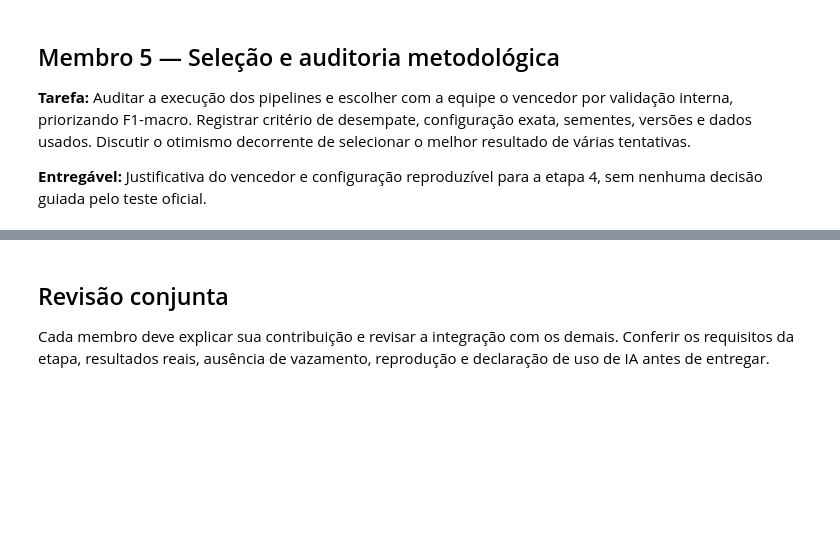
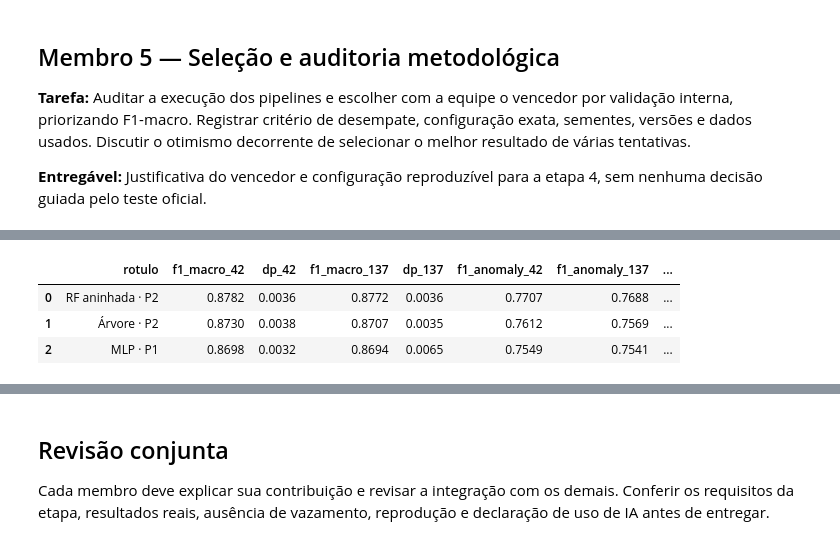
Before and after one commit to matheusmra/tp-ia, a Jupyter notebook: notebooks/03_classificadores.ipynb, the cells around one changed output, grey strips where cells are left out. Saved outputs shown, nothing was run; the diff lists cells and outputs as text; code cells hidden in the pictures; blank space fills up the shorter version.

```diff
--- a/notebooks/03_classificadores.ipynb
+++ b/notebooks/03_classificadores.ipynb
@@ -1539,0 +1730,76 @@ A predição leva menos de 0,1 s por dobra para todos. A acurácia (0,943–0,97
+# %%
+# Membro 5 — 5.4 Estabilidade na divisão 137 (sem nova escolha) e estimativas do otimismo da seleção
+ESPECIFICACOES = {   # (algoritmo, variante, escala) -> como reconstruir o candidato
+    ("Árvore de Decisão", "parâmetros padrão", "nenhuma"): dict(modelo=ARVORE_PADRAO, escala=None, grade=None),
+    ("Árvore de Decisão", "seleção aninhada", "nenhuma"): dict(modelo=ARVORE_PADRAO, escala=None, grade=GRADE_ARVORE),
+    ("Random Forest", "parâmetros fixados", "nenhuma"): dict(modelo=RF_BASE, escala=None, grade=None),
+    ("Random Forest", "seleção aninhada", "nenhuma"): dict(modelo=RF_BASE, escala=None, grade=GRADE_RF),
+    ("MLP", "parâmetros fixados", "StandardScaler"): dict(modelo=modelo_mlp_m3, escala="standard", grade=None),
+    ("MLP", "parâmetros fixados", "nenhuma"): dict(modelo=modelo_mlp_m3, escala=None, grade=None),
+}
+assert set(ESPECIFICACOES) == set(map(tuple, tabela_etapa3[["algoritmo", "variante", "escala"]].to_numpy()))
+
+
+def avaliar_candidato(linha, dobras):
+    """Reavalia um candidato da tabela do Membro 4 em outras dobras, sem nova escolha de configuração."""
+    esp = ESPECIFICACOES[(linha.algoritmo, linha.variante, linha.escala)]
+    if esp["grade"] is None:
+        res, _ = avaliar_modelo(esp["modelo"], linha.rotulo, {linha.configuracao: CONFIGURACOES[linha.configuracao]},
+                                dobras=dobras, escala=esp["escala"])
+    else:
+        res, _ = selecao_aninhada(esp["modelo"], esp["grade"], linha.rotulo, linha.configuracao,
+                                  dobras=dobras, escala=esp["escala"])
+    return res
+
+
+SEMENTE_ESTABILIDADE = 137
+DOBRAS_137 = list(StratifiedGroupKFold(n_splits=N_DOBRAS, shuffle=True, random_state=SEMENTE_ESTABILIDADE)
+                  .split(X_treino, y_treino, grupos_treino))
+for itr, iva in DOBRAS_137:
+    assert set(grupos_treino.iloc[itr]).isdisjoint(grupos_treino.iloc[iva])
+
+# O vencedor e o melhor candidato de cada um dos outros algoritmos, pela mesma ordenação da regra.
+reavaliados = [vencedor] + [ranking[ranking.algoritmo == a].iloc[0] for a in ORDEM_ALGORITMOS if a != vencedor.algoritmo]
+inicio = time.perf_counter()
+linhas_137, por_dobra_137 = [], []
+for linha in reavaliados:
+    with warnings.catch_warnings(record=True) as capturados:
+        warnings.simplefilter("always")
+        res = avaliar_candidato(linha, DOBRAS_137)
+    por_dobra_137.append(res.assign(rotulo=linha.rotulo))
+    linhas_137.append({"rotulo": linha.rotulo, "f1_macro_42": linha.f1_macro_media, "dp_42": linha.f1_macro_dp,
+                       "f1_macro_137": res.f1_macro.mean(), "dp_137": res.f1_macro.std(),
+                       "f1_anomaly_42": linha.f1_anomaly, "f1_anomaly_137": res.f1_anomaly.mean(),
+                       "avisos_convergencia": sum(issubclass(a.category, ConvergenceWarning) for a in capturados)})
+print(f"Reavaliação na divisão 137 concluída em {time.perf_counter() - inicio:.0f} s.")
+estabilidade = pd.DataFrame(linhas_137)
+estabilidade["f1_macro_duas_divisoes"] = (estabilidade.f1_macro_42 + estabilidade.f1_macro_137) / 2
+por_dobra_137 = pd.concat(por_dobra_137, ignore_index=True)
+f1_137 = por_dobra_137.pivot(index="dobra", columns="rotulo", values="f1_macro")
+dif_137 = f1_137.rsub(f1_137[vencedor.rotulo], axis=0).drop(columns=vencedor.rotulo)
+with pd.option_context("display.float_format", "{:.4f}".format, "display.width", 250):
+    display(estabilidade)
+    print(f"Divisão 137 — vencedor ({vencedor.rotulo}) − cada candidato, por dobra:")
+    display(pd.DataFrame({"dif_media": dif_137.mean(), "dobras_vencedor_melhor": (dif_137 > 0).sum()}))
+
+# (a) Tibshirani e Tibshirani (2009): excesso médio do melhor candidato de cada dobra sobre o vencedor.
+melhor_da_dobra = f1_por_dobra.max(axis=1)
+vies_selecao = (melhor_da_dobra - f1_por_dobra[vencedor.rotulo]).mean()
+# (b) Seleção deixando uma dobra de fora: escolhe pela média das outras quatro e mede só na dobra deixada de fora.
+selecao_fora = pd.DataFrame([{"dobra": k, "escolhido_pelas_outras_4": f1_por_dobra.drop(index=k).mean().idxmax(),
+                              "melhor_nesta_dobra": f1_por_dobra.loc[k].idxmax(),
+                              "f1_macro_melhor": melhor_da_dobra[k]} for k in f1_por_dobra.index])
+selecao_fora["f1_macro_escolhido"] = [f1_por_dobra.loc[k, c] for k, c in
+                                      zip(selecao_fora.dobra, selecao_fora.escolhido_pelas_outras_4)]
+with pd.option_context("display.float_format", "{:.4f}".format, "display.width", 250):
+    display(selecao_fora)
+otimismo = pd.Series({
+    "F1-macro do vencedor (máximo das médias)": round(vencedor.f1_macro_media, 4),
+    "Viés estimado (Tibshirani e Tibshirani)": round(vies_selecao, 4),
+    "F1-macro corrigido (máximo − viés)": round(vencedor.f1_macro_media - vies_selecao, 4),
+    "F1-macro da seleção deixando uma dobra de fora": round(selecao_fora.f1_macro_escolhido.mean(), 4),
+    "Candidatos comparados": f1_por_dobra.shape[1],
+    "Dobras em que o vencedor é o melhor candidato": int((f1_por_dobra.idxmax(axis=1) == vencedor.rotulo).sum()),
+}, name="valor", dtype=object)
+display(otimismo.to_frame())
+# %% [output]
@@ -1539,0 +1807,4 @@ A predição leva menos de 0,1 s por dobra para todos. A acurácia (0,943–0,97
+|  | rotulo | f1_macro_42 | dp_42 | f1_macro_137 | dp_137 | f1_anomaly_42 | f1_anomaly_137 | ... |
+| 0 | RF aninhada · P2 | 0.8782 | 0.0036 | 0.8772 | 0.0036 | 0.7707 | 0.7688 | ... |
+| 1 | Árvore · P2 | 0.8730 | 0.0038 | 0.8707 | 0.0035 | 0.7612 | 0.7569 | ... |
+| 2 | MLP · P1 | 0.8698 | 0.0032 | 0.8694 | 0.0065 | 0.7549 | 0.7541 | ... |
```
Also changed, not shown: parts of 11 cells of this notebook.
